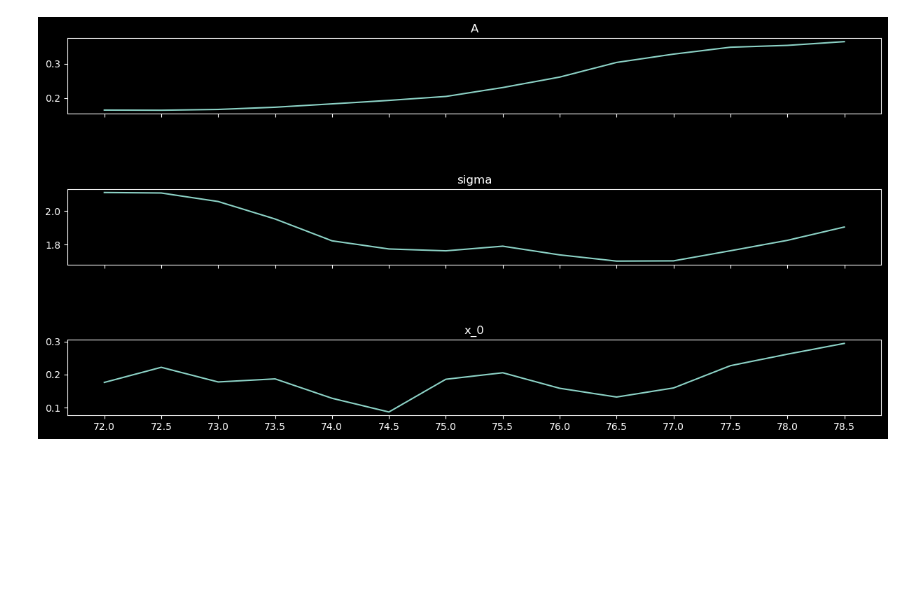
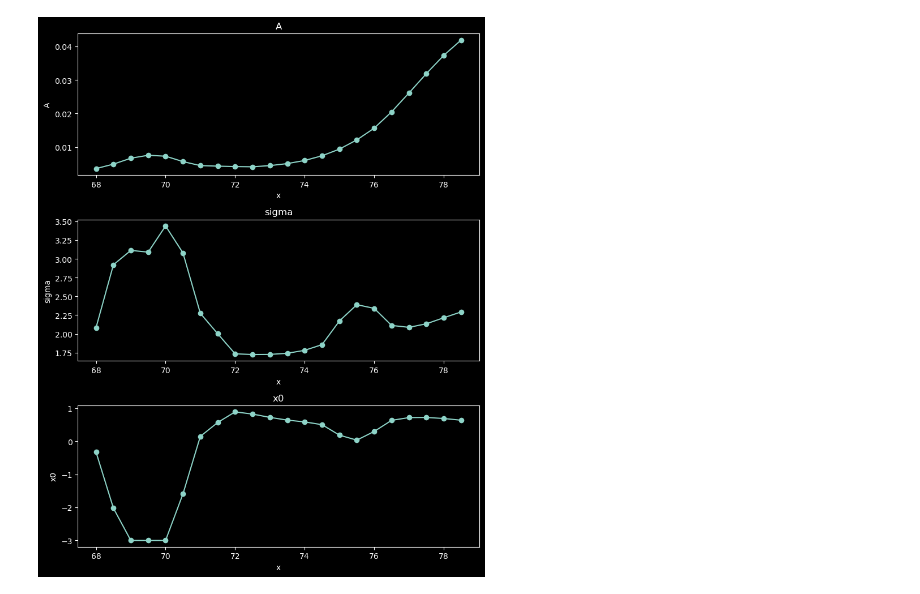
Before and after one commit to Tutanto/DiffuseEmission, a Jupyter notebook: analysis/gauss_histogram.ipynb, the cells around one changed output. Cells and saved outputs as stored; diff of their text form; code cells hidden in the pictures; blank space fills up the shorter version.

```diff
--- a/analysis/gauss_histogram.ipynb
+++ b/analysis/gauss_histogram.ipynb
@@ -172,5 +83,5 @@ compareAllWindowGauss(results, compare="curve_fit/results_ideal_diff+fermi_exces
-# %%
-results = read_json(filename="curve_fit/results_ideal.json")
-plotAllWindowGauss(results)
-# %% [output]
-[figure, removed]
+# %%
+res_json = map_analyzer.read_json(path_to_json / "results_fit.json")
+map_analyzer.plot_data(res_json)
+# %% [output]
+[figure, added]
```
Also changed, not shown: parts of 25 cells of this notebook, 2 other files.
